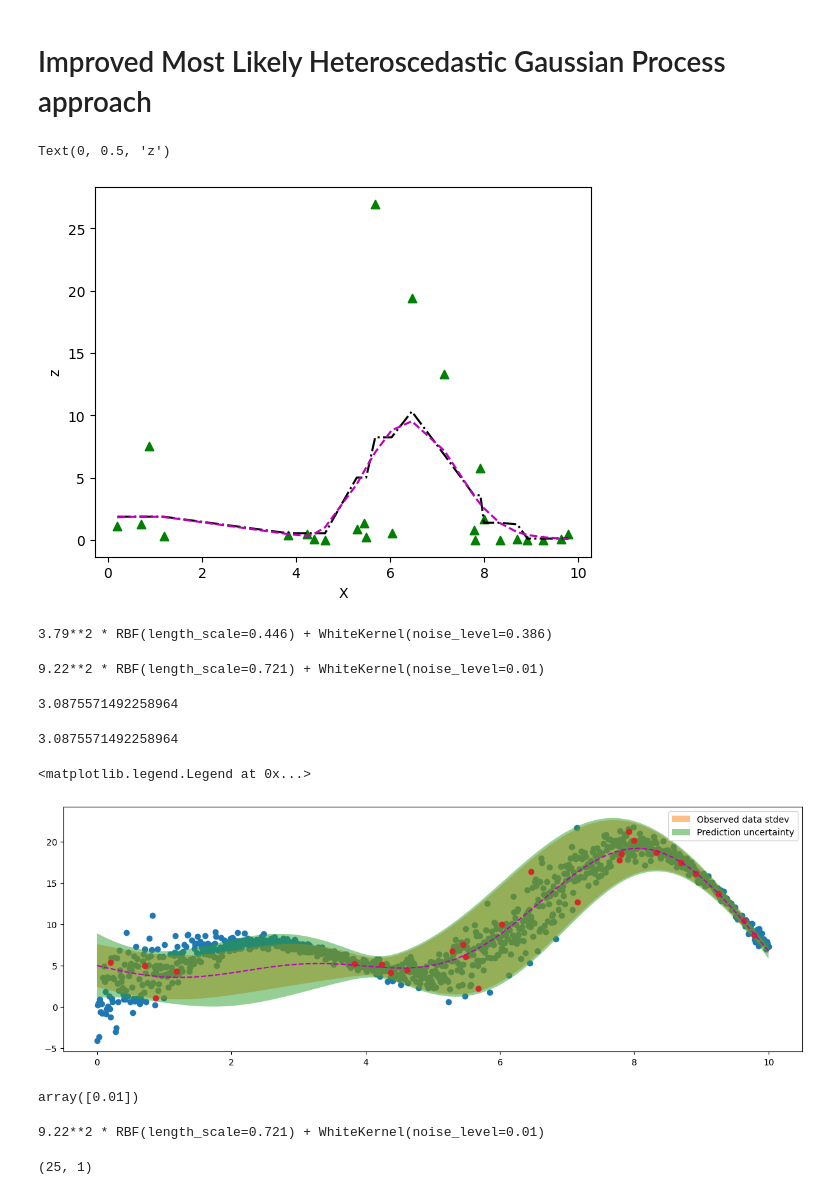
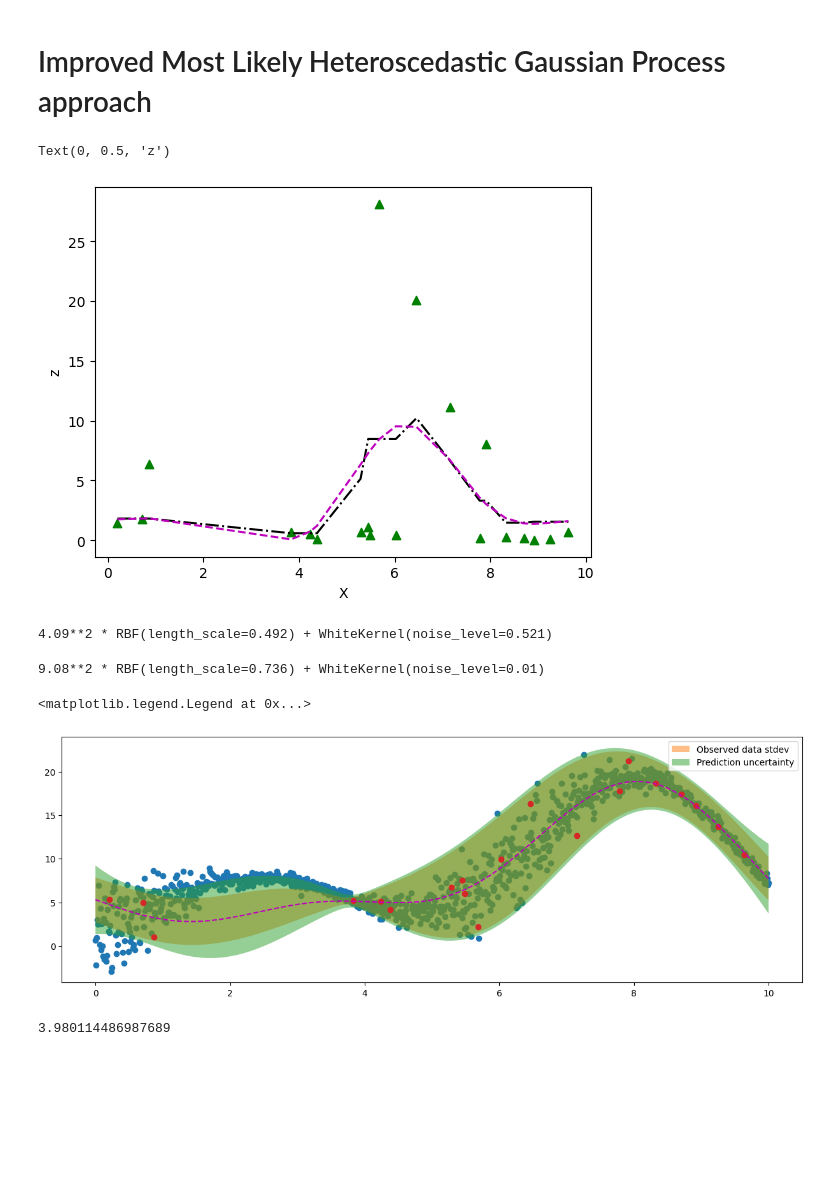
Before and after one commit to fazaghifari/hetgp-eval, a Jupyter notebook: nnpehgp_test.ipynb, the cells around one changed output. Drawn from its saved outputs; the diff is of its cells as text; code cells hidden in the pictures; blank space fills up the shorter version.

```diff
--- a/nnpehgp_test.ipynb
+++ b/nnpehgp_test.ipynb
@@ -34,7 +37,7 @@ Y = np.random.normal(loc, scale)
 # Training Data
 # %%
 rng = np.random.RandomState(0)
-X_train = rng.uniform(0, 10, size=25).reshape(-1, 1)
+X_train = rng.uniform(0, 10, size=20).reshape(-1, 1)
 mean_train = f1(X_train, add_noise=False).reshape(-1,1)
 scale_train = transform(f2(X_train))
 
@@ -56,27 +64,20 @@ plt.scatter(X_train, y_train)
 # %%
-# Normalize X
-normalizer = sklearn.preprocessing.StandardScaler().fit(X_train)
-X_train_norm = normalizer.transform(X_train)
-X_norm = normalizer.transform(X)
+# define the model
+def hgp_constructor(X_train_norm, y_train, kernel, kernel_noise):
+    model = GaussianProcessRegressor(kernel=kernel, n_restarts_optimizer=25)
+    model_noise = GaussianProcessRegressor(kernel=kernel_noise, n_restarts_optimizer=25)
 
-# define the model
-kernel = ConstantKernel(1.0) * RBF(length_scale=1e1, length_scale_bounds=(1e-2, 1e3)) + WhiteKernel(
-    noise_level=1, noise_level_bounds=(1e-2, 1e1)
-)
-kernel_noise = ConstantKernel(1.0) * RBF(length_scale=1e1, length_scale_bounds=(1e-2, 1e3)) +  WhiteKernel(
-    noise_level=1, noise_level_bounds=(1e-2, 1e2)
-)
+    hgp = NNPEHGP(model, model_noise, v=2, k=6)
 
-model = GaussianProcessRegressor(kernel=kernel, n_restarts_optimizer=25)
-model_noise = GaussianProcessRegressor(kernel=kernel_noise, n_restarts_optimizer=25)
+    # fit the model
+    hgp.fit(X_train_norm, y_train.flatten())
 
-hgp = NNPEHGP(model, model_noise, v=2, k=6)
-
-# fit the model
-hgp.fit(X_train_norm, y_train.flatten())
-
-# make a prediction
-Y_pred, Std_pred = hgp.predict(X_norm, return_std="multi")
-
-std_al, std_ep = Std_pred
-std_tot = np.sqrt(std_al**2 + std_ep**2)
+    return hgp
+# %%
+kernel = ConstantKernel(1.0) * RBF(length_scale=1e1, length_scale_bounds=(1e-3, 1e2)) + WhiteKernel(
+        noise_level=1, noise_level_bounds=(1e-2, 1e1)
+    )
+kernel_noise = ConstantKernel(1.0) * RBF(length_scale=1e1, length_scale_bounds=(1e-3, 1e2)) + WhiteKernel(
+    noise_level=1, noise_level_bounds=(1e-2, 1e1)
+)
+hgp = hgp_constructor(X_train_norm, y_train, kernel, kernel_noise)
@@ -83,30 +90,22 @@ std_tot = np.sqrt(std_al**2 + std_ep**2)
 # %%
 sorted_xtrain = np.sort(X_train, axis=0)
 sorted_xtrain_norm = np.sort(X_train_norm, axis=0)
 plt.scatter(X_train, (hgp.z), marker="^", color="green")
-plt.plot(sorted_xtrain, (hgp.model_knn.predict(sorted_xtrain_norm)), "-.k")
+plt.plot(sorted_xtrain, (hgp.model_smoothing.predict(sorted_xtrain_norm)), "-.k")
 plt.plot(sorted_xtrain, (hgp.model_noise.predict(sorted_xtrain_norm)), "--m")
 plt.xlabel("X")
 plt.ylabel("z")
 # %% [output]
 Text(0, 0.5, 'z')
-[figure, old version]
+[figure, new version]
 # %%
 hgp.model_noise.kernel_
 # %% [output]
-3.79**2 * RBF(length_scale=0.446) + WhiteKernel(noise_level=0.386)
+4.09**2 * RBF(length_scale=0.492) + WhiteKernel(noise_level=0.521)
 # %%
 hgp.model.kernel_
 # %% [output]
-9.22**2 * RBF(length_scale=0.721) + WhiteKernel(noise_level=0.01)
+9.08**2 * RBF(length_scale=0.736) + WhiteKernel(noise_level=0.01)
-# %%
-np.max(std_al)
-# %% [output]
-3.0875571492258964
-# %%
-np.max(std_al)
-# %% [output]
-3.0875571492258964
 # %%
 plt.figure(figsize=(15, 5))
 plt.scatter(X,Y)
@@ -130,16 +129,4 @@ plt.scatter(X_train, y_train)
 plt.legend()
 # %% [output]
 <matplotlib.legend.Legend at 0x...>
-[figure, old version]
+[figure, new version]
-# %%
-np.exp(hgp.model.kernel_.theta)
-# %% [output]
-array([0.01])
-# %%
-hgp.model.kernel_
-# %% [output]
-9.22**2 * RBF(length_scale=0.721) + WhiteKernel(noise_level=0.01)
-# %%
-X_train.shape
-# %% [output]
-(25, 1)
@@ -145,0 +157,5 @@ X_train.shape
+# %%
+avg_wass, dist_list, m2_list = avg_emd(X_norm, hgp)
+avg_wass
+# %% [output]
+3.980114486987689
```
Also changed, not shown: parts of 24 cells of this notebook, 15 other files.
